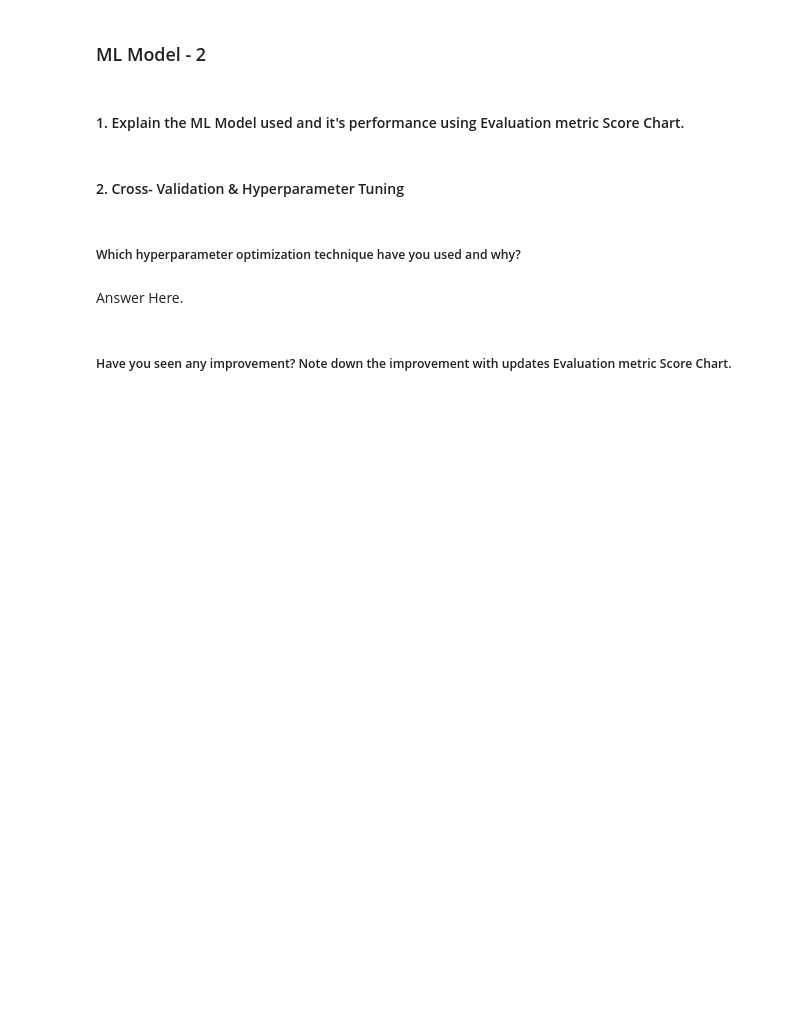
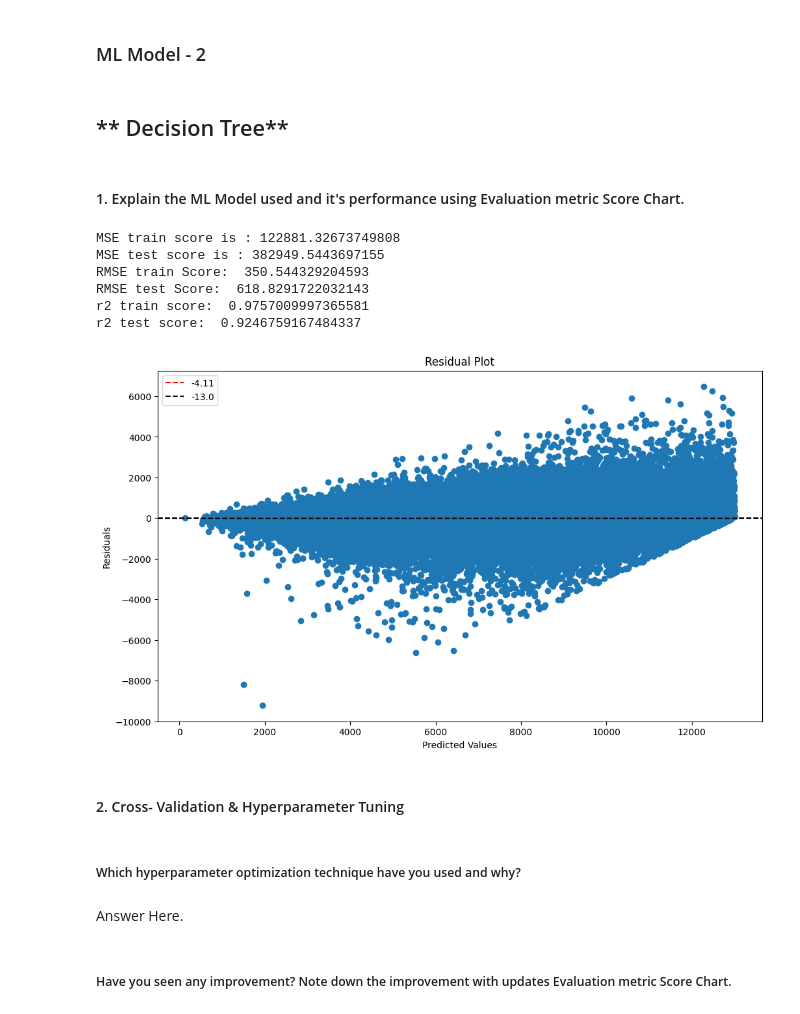
Before and after one commit to akeelrashid/ML-Retail-Sales-Prediction-Project-, a Jupyter notebook: ML_Regression_Capstone_Project.ipynb, the cells around one changed output. Saved outputs shown, nothing was run; the diff lists cells and outputs as text; code cells hidden in the pictures; blank space fills up the shorter version.

```diff
--- a/ML_Regression_Capstone_Project.ipynb
+++ b/ML_Regression_Capstone_Project.ipynb
@@ -1240,0 +1344,16 @@ from sklearn.metrics import mean_absolute_percentage_error
+# %%
+from sklearn.linear_model import ElasticNet
+from sklearn.model_selection import GridSearchCV
+# Fit the Algorithm
+enet= ElasticNet()
+param_grid = {'alpha': [0.1, 1, 10, 100]}
+grid_search = GridSearchCV(enet, param_grid,scoring='r2',cv=5)
+grid_search.fit(x_train,y_train)
+
+# Predict on the model
+y_train_enet_pred = grid_search.predict(x_train)
+y_test_enet_pred = grid_search.predict(x_test)
+
+# Retrieve the best hyperparameters and best score
+best_params = print('best param:',grid_search.best_params_)
+best_score = print('best score:',grid_search.best_score_)
@@ -1249,8 +1384,42 @@ Answer Here.
 # %% [markdown]
 ### ML Model - 2
+# %% [markdown]
+## ** Decision Tree**
 # %% [markdown]
 #### 1. Explain the ML Model used and it's performance using Evaluation metric Score Chart.
+# %%
+# ML Model - 2 Implementation
+from sklearn.tree import DecisionTreeRegressor
+dt=DecisionTreeRegressor(max_depth=20)
+# Fit the Algorithm
+dt.fit(x_train,y_train)
+# Predict on the model
+y_train_dt_pred=dt.predict(x_train)
+y_test_dt_pred=dt.predict(x_test)
 # %%
-# Visualizing evaluation Metric Score chart
+# calculate evaluation Metric Score
+cal_metrics_score(y_train,y_train_dt_pred,y_test,y_test_dt_pred)
+# %% [output]
+MSE train score is : 122881.32673749808
+MSE test score is : 382949.5443697155
+RMSE train Score:  350.544329204593
+RMSE test Score:  618.8291722032143
+r2 train score:  0.9757009997365581
+r2 test score:  0.9246759167484337
+# %%
+#plot residuals
+y_test_dtt_pred= y_test_dt_pred.reshape(-1,1)
+residuals=y_test-y_test_dtt_pred
+plt.figure(figsize=(12,7))
+plt.scatter(y_test,residuals)
+plt.axhline(y=np.nanmean(residuals), color='red', linestyle='--',label=round(np.mean(residuals),2)[0])
+plt.axhline(y=np.nanmedian(residuals), color='black', linestyle='--',label=round(np.median(residuals),2))
+plt.xlabel('Predicted Values')
+plt.ylabel('Residuals')
+plt.title('Residual Plot')
+plt.legend()
+plt.show()
+# %% [output]
+[figure, added]
 # %% [markdown]
 #### 2. Cross- Validation & Hyperparameter Tuning
```
Also changed, not shown: parts of 29 cells of this notebook.
